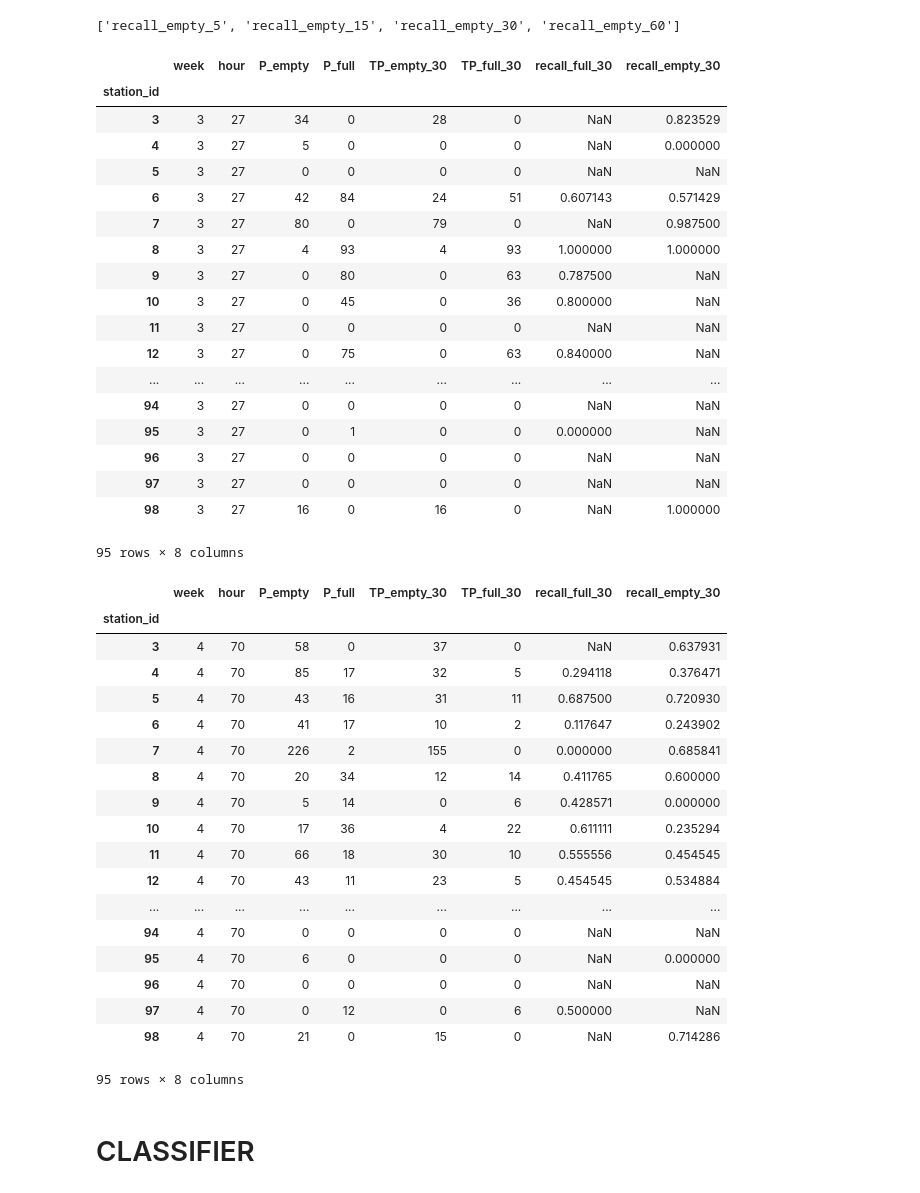
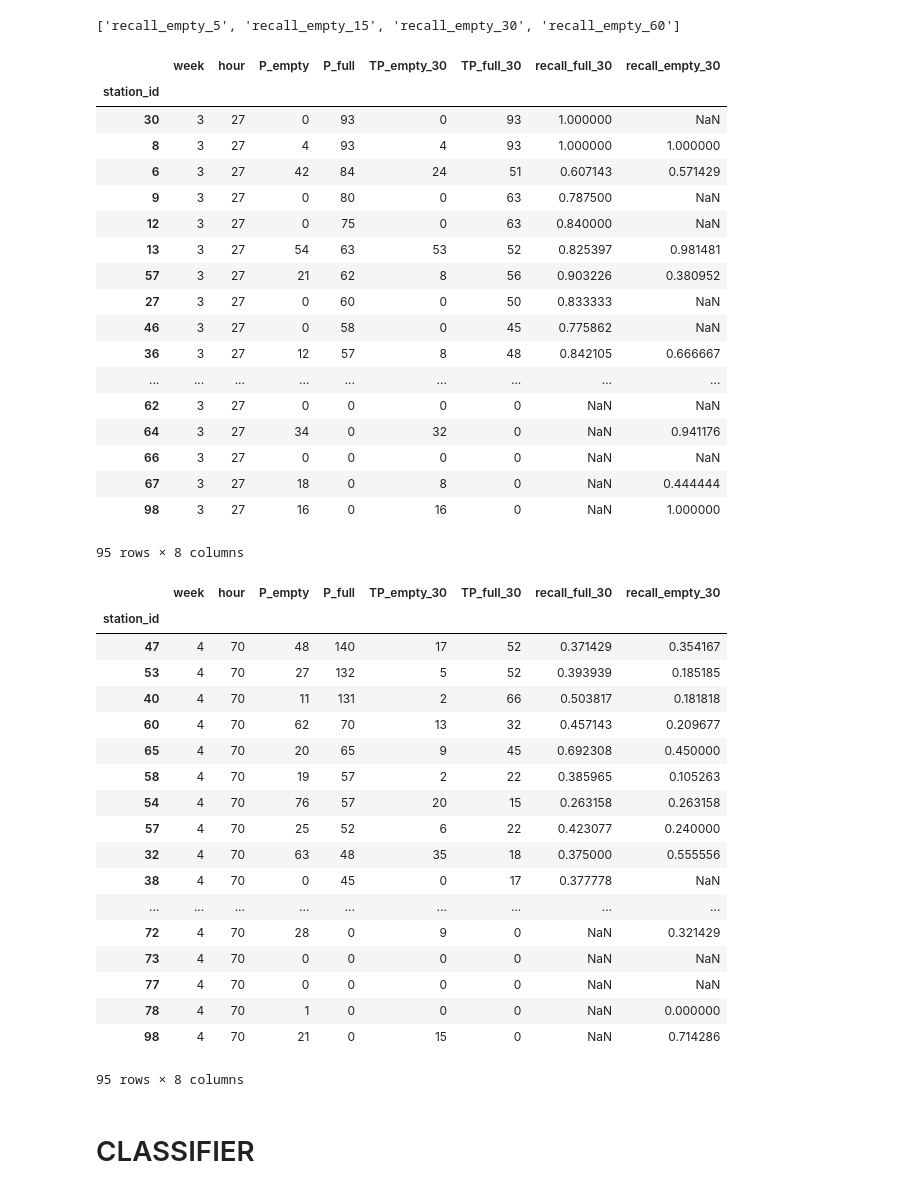
Before and after one commit to CS109Hubway/classp, a Jupyter notebook: Test_Hubway.ipynb, the cells around one changed output. Cells and saved outputs as stored; diff of their text form; code cells hidden in the pictures.

Commit message:
sorted recall dataframe

```diff
--- a/Test_Hubway.ipynb
+++ b/Test_Hubway.ipynb
@@ -610,27 +610,27 @@ res = baseline(reg_df_train[['index','station_id','hour','minute','weekday','lat
 # %%
 recall_AMpeak = res.loc[(res.week==1) & (res.hour.between(8, 10))].groupby(['station_id']).sum()
 
 recall_AMpeak['recall_full_30']=recall_AMpeak.TP_full_30/recall_AMpeak.P_full
 recall_AMpeak['recall_empty_30']=recall_AMpeak.TP_empty_30/recall_AMpeak.P_empty
-recall_AMpeak
+recall_AMpeak.sort('P_full', ascending=0)
 # %% [output]
 |  | week | hour | P_empty | P_full | TP_empty_30 | TP_full_30 | recall_full_30 | recall_empty_30 |
 | station_id |  |  |  |  |  |  |  |  |
-| 3 | 3 | 27 | 34 | 0 | 28 | 0 | NaN | 0.823529 |
-| 4 | 3 | 27 | 5 | 0 | 0 | 0 | NaN | 0.000000 |
-| 5 | 3 | 27 | 0 | 0 | 0 | 0 | NaN | NaN |
+| 30 | 3 | 27 | 0 | 93 | 0 | 93 | 1.000000 | NaN |
+| 8 | 3 | 27 | 4 | 93 | 4 | 93 | 1.000000 | 1.000000 |
 | 6 | 3 | 27 | 42 | 84 | 24 | 51 | 0.607143 | 0.571429 |
-| 7 | 3 | 27 | 80 | 0 | 79 | 0 | NaN | 0.987500 |
-| 8 | 3 | 27 | 4 | 93 | 4 | 93 | 1.000000 | 1.000000 |
 | 9 | 3 | 27 | 0 | 80 | 0 | 63 | 0.787500 | NaN |
-| 10 | 3 | 27 | 0 | 45 | 0 | 36 | 0.800000 | NaN |
-| 11 | 3 | 27 | 0 | 0 | 0 | 0 | NaN | NaN |
 | 12 | 3 | 27 | 0 | 75 | 0 | 63 | 0.840000 | NaN |
+| 13 | 3 | 27 | 54 | 63 | 53 | 52 | 0.825397 | 0.981481 |
+| 57 | 3 | 27 | 21 | 62 | 8 | 56 | 0.903226 | 0.380952 |
+| 27 | 3 | 27 | 0 | 60 | 0 | 50 | 0.833333 | NaN |
+| 46 | 3 | 27 | 0 | 58 | 0 | 45 | 0.775862 | NaN |
+| 36 | 3 | 27 | 12 | 57 | 8 | 48 | 0.842105 | 0.666667 |
 | ... | ... | ... | ... | ... | ... | ... | ... | ... |
-| 94 | 3 | 27 | 0 | 0 | 0 | 0 | NaN | NaN |
-| 95 | 3 | 27 | 0 | 1 | 0 | 0 | 0.000000 | NaN |
-| 96 | 3 | 27 | 0 | 0 | 0 | 0 | NaN | NaN |
-| 97 | 3 | 27 | 0 | 0 | 0 | 0 | NaN | NaN |
+| 62 | 3 | 27 | 0 | 0 | 0 | 0 | NaN | NaN |
+| 64 | 3 | 27 | 34 | 0 | 32 | 0 | NaN | 0.941176 |
+| 66 | 3 | 27 | 0 | 0 | 0 | 0 | NaN | NaN |
+| 67 | 3 | 27 | 18 | 0 | 8 | 0 | NaN | 0.444444 |
 | 98 | 3 | 27 | 16 | 0 | 16 | 0 | NaN | 1.000000 |
 95 rows × 8 columns
 # %%
@@ -638,25 +638,25 @@ recall_PMpeak = res.loc[(res.week==1) & (res.hour.between(16, 19))].groupby(['st
 
 recall_PMpeak['recall_full_30']=recall_PMpeak.TP_full_30/recall_PMpeak.P_full
 recall_PMpeak['recall_empty_30']=recall_PMpeak.TP_empty_30/recall_PMpeak.P_empty
-recall_PMpeak
+recall_PMpeak.sort('P_full', ascending=False)
 # %% [output]
 |  | week | hour | P_empty | P_full | TP_empty_30 | TP_full_30 | recall_full_30 | recall_empty_30 |
 | station_id |  |  |  |  |  |  |  |  |
-| 3 | 4 | 70 | 58 | 0 | 37 | 0 | NaN | 0.637931 |
-| 4 | 4 | 70 | 85 | 17 | 32 | 5 | 0.294118 | 0.376471 |
-| 5 | 4 | 70 | 43 | 16 | 31 | 11 | 0.687500 | 0.720930 |
-| 6 | 4 | 70 | 41 | 17 | 10 | 2 | 0.117647 | 0.243902 |
-| 7 | 4 | 70 | 226 | 2 | 155 | 0 | 0.000000 | 0.685841 |
-| 8 | 4 | 70 | 20 | 34 | 12 | 14 | 0.411765 | 0.600000 |
-| 9 | 4 | 70 | 5 | 14 | 0 | 6 | 0.428571 | 0.000000 |
-| 10 | 4 | 70 | 17 | 36 | 4 | 22 | 0.611111 | 0.235294 |
-| 11 | 4 | 70 | 66 | 18 | 30 | 10 | 0.555556 | 0.454545 |
-| 12 | 4 | 70 | 43 | 11 | 23 | 5 | 0.454545 | 0.534884 |
+| 47 | 4 | 70 | 48 | 140 | 17 | 52 | 0.371429 | 0.354167 |
+| 53 | 4 | 70 | 27 | 132 | 5 | 52 | 0.393939 | 0.185185 |
+| 40 | 4 | 70 | 11 | 131 | 2 | 66 | 0.503817 | 0.181818 |
+| 60 | 4 | 70 | 62 | 70 | 13 | 32 | 0.457143 | 0.209677 |
+| 65 | 4 | 70 | 20 | 65 | 9 | 45 | 0.692308 | 0.450000 |
+| 58 | 4 | 70 | 19 | 57 | 2 | 22 | 0.385965 | 0.105263 |
+| 54 | 4 | 70 | 76 | 57 | 20 | 15 | 0.263158 | 0.263158 |
+| 57 | 4 | 70 | 25 | 52 | 6 | 22 | 0.423077 | 0.240000 |
+| 32 | 4 | 70 | 63 | 48 | 35 | 18 | 0.375000 | 0.555556 |
+| 38 | 4 | 70 | 0 | 45 | 0 | 17 | 0.377778 | NaN |
 | ... | ... | ... | ... | ... | ... | ... | ... | ... |
-| 94 | 4 | 70 | 0 | 0 | 0 | 0 | NaN | NaN |
-| 95 | 4 | 70 | 6 | 0 | 0 | 0 | NaN | 0.000000 |
-| 96 | 4 | 70 | 0 | 0 | 0 | 0 | NaN | NaN |
-| 97 | 4 | 70 | 0 | 12 | 0 | 6 | 0.500000 | NaN |
+| 72 | 4 | 70 | 28 | 0 | 9 | 0 | NaN | 0.321429 |
+| 73 | 4 | 70 | 0 | 0 | 0 | 0 | NaN | NaN |
+| 77 | 4 | 70 | 0 | 0 | 0 | 0 | NaN | NaN |
+| 78 | 4 | 70 | 1 | 0 | 0 | 0 | NaN | 0.000000 |
 | 98 | 4 | 70 | 21 | 0 | 15 | 0 | NaN | 0.714286 |
 95 rows × 8 columns
 # %%
```
Also changed, not shown: 1 other file.
